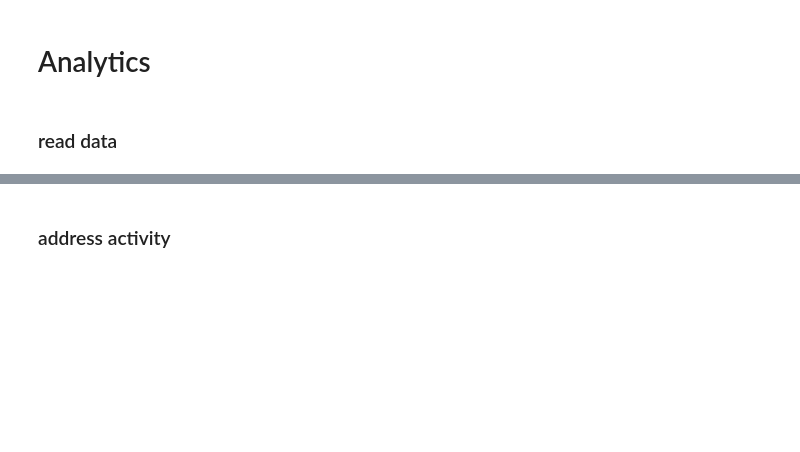
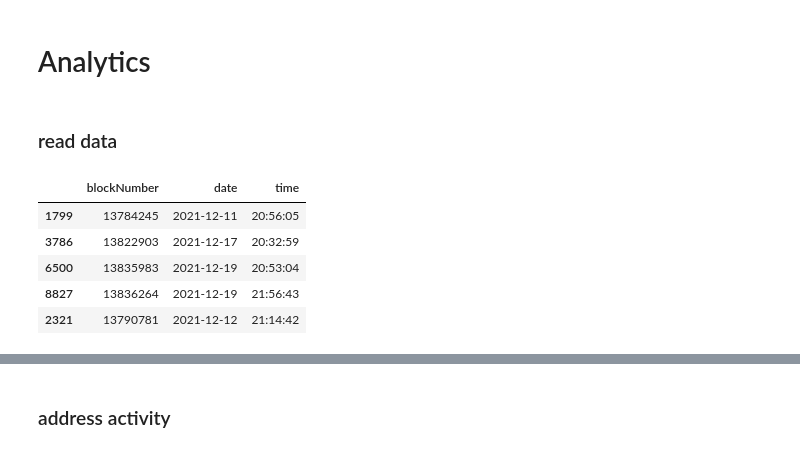
Before and after one commit to mello9999/etherBot, a Jupyter notebook: src/analytics/transform.ipynb, the cells around one changed output, grey strips where cells are left out. Drawn from its saved outputs; the diff is of its cells as text; code cells hidden in the pictures; blank space fills up the shorter version.

```diff
--- a/src/analytics/transform.ipynb
+++ b/src/analytics/transform.ipynb
@@ -892,3 +892,13 @@ addressData = pd.read_csv('C:/senior_project/data/data/new/final/last/addressDat
 valueData = pd.read_csv('C:/senior_project/data/data/new/final/last/valueData.csv')
 # feeData
 feeData = pd.read_csv('C:/senior_project/data/data/new/final/last/feeData.csv')
+# %%
+data_date = blockNumber_data[['blockNumber', 'date' ,'time']].copy()
+data_date.sample(5)
+# %% [output]
+|  | blockNumber | date | time |
+| 1799 | 13784245 | 2021-12-11 | 20:56:05 |
+| 3786 | 13822903 | 2021-12-17 | 20:32:59 |
+| 6500 | 13835983 | 2021-12-19 | 20:53:04 |
+| 8827 | 13836264 | 2021-12-19 | 21:56:43 |
+| 2321 | 13790781 | 2021-12-12 | 21:14:42 |
```
Also changed, not shown: parts of 3 cells of this notebook.
